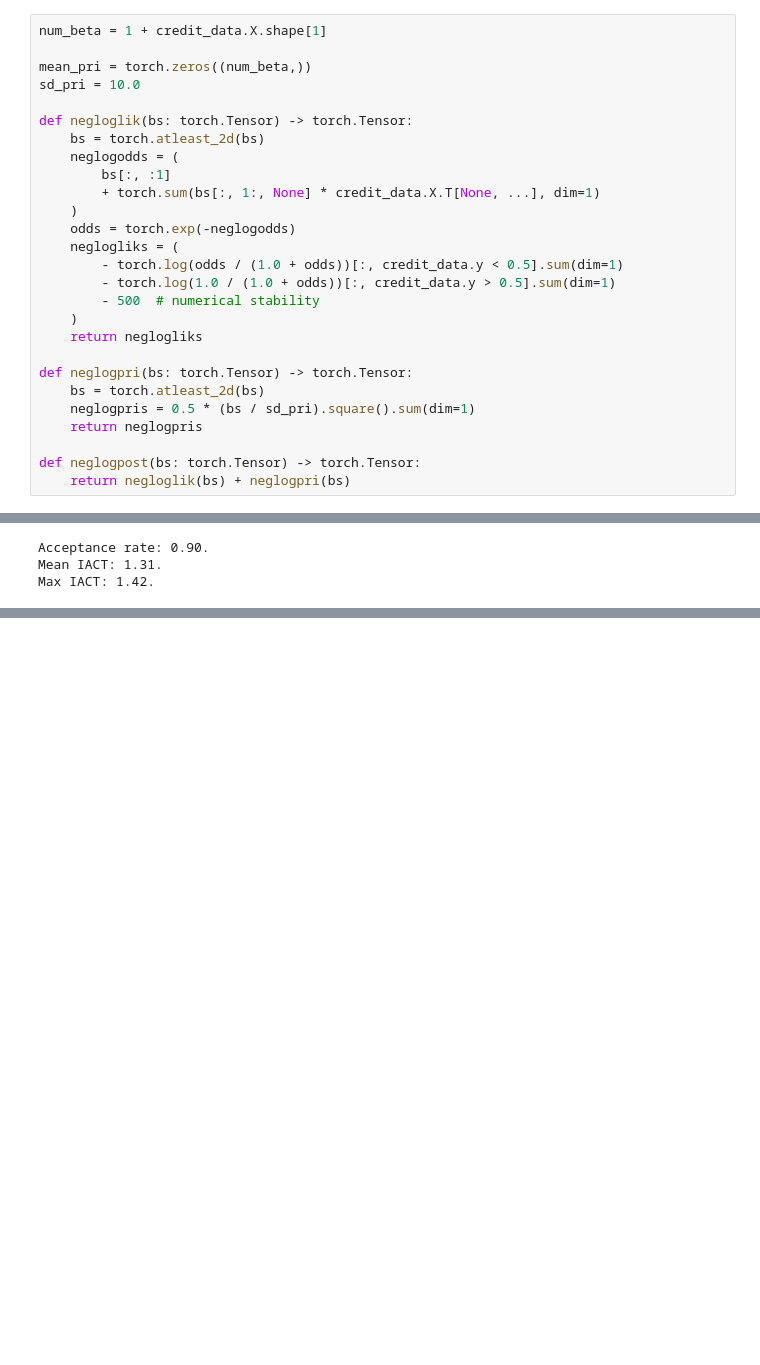
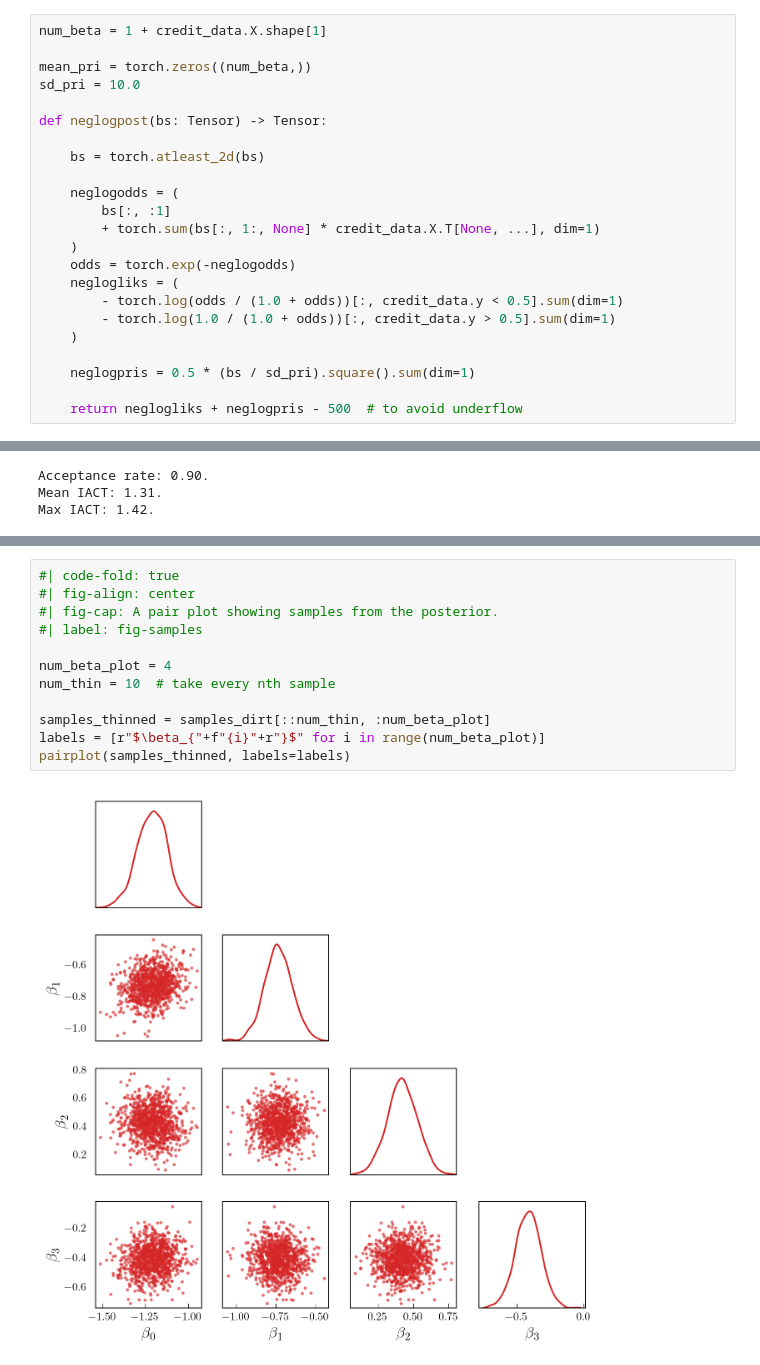
Before and after one commit to DeepTransport/deep-tensor-py, a Jupyter notebook: docs/examples/logistic/example_inference.ipynb, the cells around one changed output, grey strips where cells are left out. Saved outputs shown, nothing was run; the diff lists cells and outputs as text; blank space fills up the shorter version.

```diff
--- a/docs/examples/logistic/example_inference.ipynb
+++ b/docs/examples/logistic/example_inference.ipynb
@@ -79,8 +78,10 @@ num_beta = 1 + credit_data.X.shape[1]
 mean_pri = torch.zeros((num_beta,))
 sd_pri = 10.0
 
-def negloglik(bs: torch.Tensor) -> torch.Tensor:
+def neglogpost(bs: Tensor) -> Tensor:
+
     bs = torch.atleast_2d(bs)
+
     neglogodds = (
         bs[:, :1]
         + torch.sum(bs[:, 1:, None] * credit_data.X.T[None, ...], dim=1)
@@ -89,15 +90,9 @@ def negloglik(bs: torch.Tensor) -> torch.Tensor:
     neglogliks = (
         - torch.log(odds / (1.0 + odds))[:, credit_data.y < 0.5].sum(dim=1)
         - torch.log(1.0 / (1.0 + odds))[:, credit_data.y > 0.5].sum(dim=1)
-        - 500  # numerical stability
     )
-    return neglogliks
 
-def neglogpri(bs: torch.Tensor) -> torch.Tensor:
-    bs = torch.atleast_2d(bs)
     neglogpris = 0.5 * (bs / sd_pri).square().sum(dim=1)
-    return neglogpris
 
-def neglogpost(bs: torch.Tensor) -> torch.Tensor:
-    return negloglik(bs) + neglogpri(bs)
+    return neglogliks + neglogpris - 500  # to avoid underflow
 # %% [markdown]
@@ -233,0 +231,14 @@ These results suggest that the efficiency of the independence sampler improves s
+# %%
+#| code-fold: true
+#| fig-align: center
+#| fig-cap: A pair plot showing samples from the posterior.
+#| label: fig-samples
+
+num_beta_plot = 4
+num_thin = 10  # take every nth sample
+
+samples_thinned = samples_dirt[::num_thin, :num_beta_plot]
+labels = [r"$\beta_{"+f"{i}"+r"}$" for i in range(num_beta_plot)]
+pairplot(samples_thinned, labels=labels)
+# %% [output]
+[figure, added]
```
Also changed, not shown: parts of 10 cells of this notebook, 16 other files.
